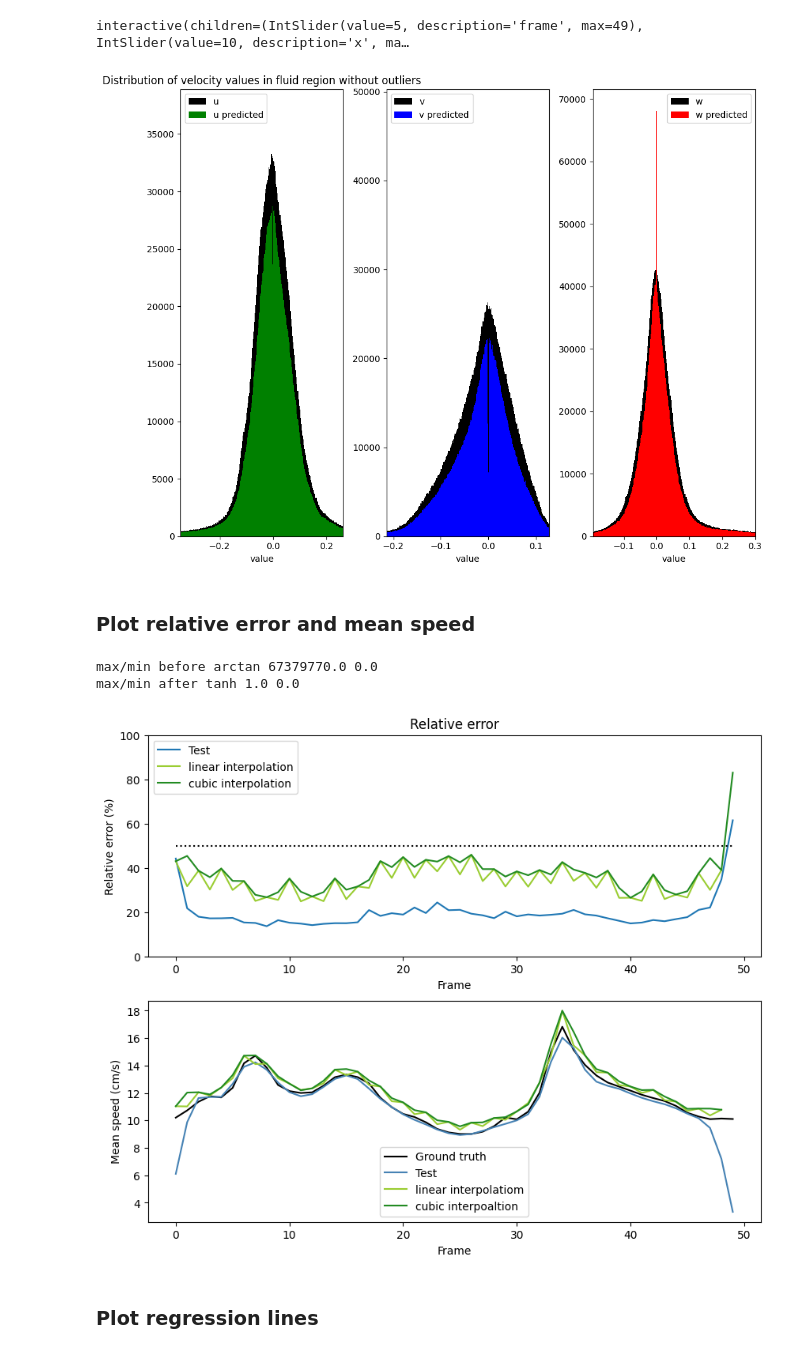
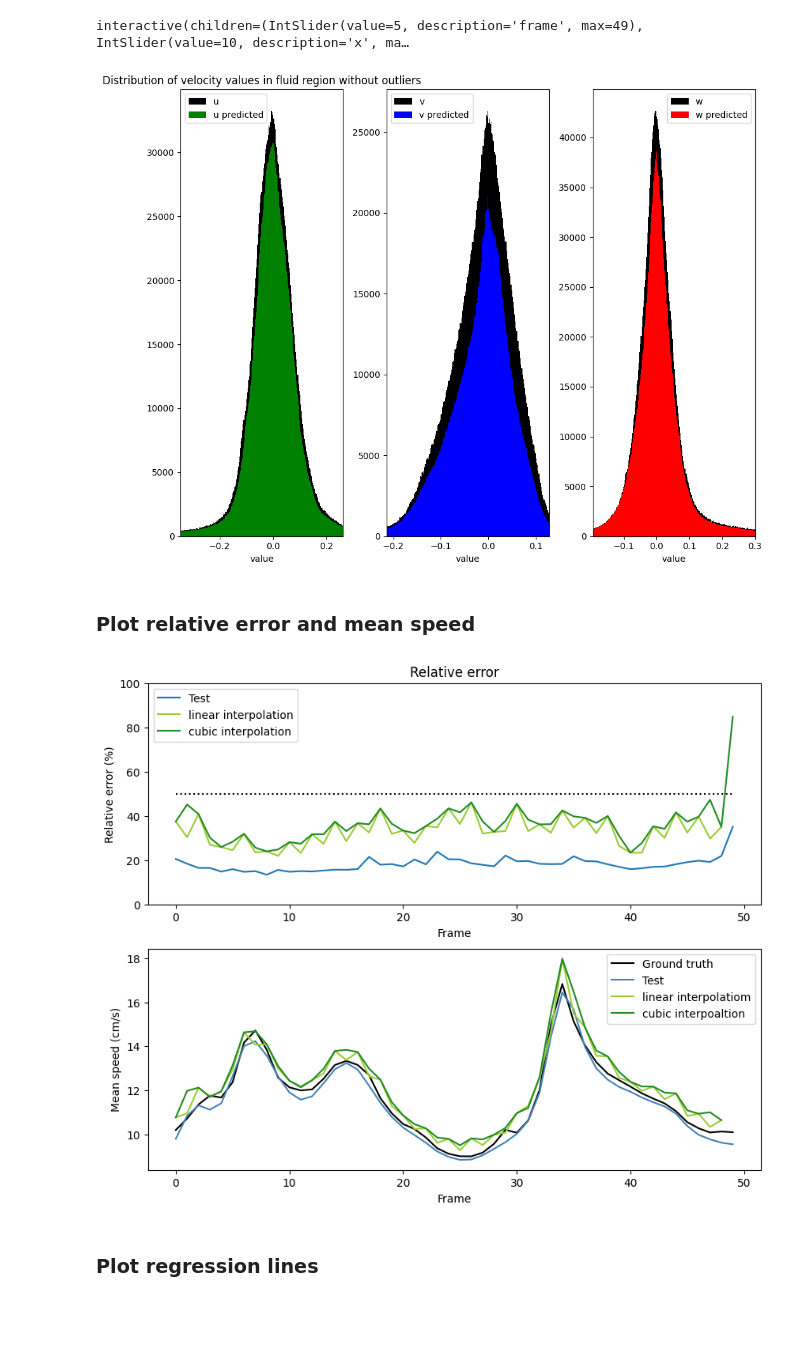
Before and after one commit to PiaaCaa/4DFlowNet, a Jupyter notebook: src/evaluate_plots.ipynb, the cells around one changed output. Saved outputs shown, nothing was run; the diff lists cells and outputs as text; code cells hidden in the pictures; blank space fills up the shorter version.

```diff
--- a/src/evaluate_plots.ipynb
+++ b/src/evaluate_plots.ipynb
@@ -28,8 +28,8 @@ plt.rcParams['figure.figsize'] = [10, 8]
 # step = 2
 
 model_name = '20230220-0908'
-set_name = 'Training'
-data_model= '2'
+set_name = 'Test'
+data_model= '4'
 step = 2
 # %% [markdown]
 ### Set evaluation files to compare relative error to
@@ -43,8 +43,8 @@ model_dir = '../models'
 
 #filenames
 gt_filename = f'M{data_model}_2mm_step{step}_static.h5'
-lr_filename = f'M{data_model}_2mm_step{step}_static_TLR.h5'
-result_filename = f'{set_name}set_result_model{data_model}_2mm_step{step}_{model_name[-4::]}_temporal_.h5'
+lr_filename = f'M{data_model}_2mm_step{step}_static_noise.h5'
+result_filename = f'{set_name}set_result_model{data_model}_2mm_step{step}_{model_name[-4::]}_temporal_newpadding.h5' #_newpadding
 evaluation_filename = f'eval_rel_err_{data_model}_2mm_step{step}_{model_name[-4::]}_temporal.h5'
 model_filename = f'Temporal4DFlowNet_{model_name}/Temporal4DFlowNet-best.h5'
 
@@ -74,7 +74,7 @@ dt = {}
 with h5py.File(res_filepath, mode = 'r' ) as h_pred:
     with h5py.File(gt_filepath, mode = 'r' ) as h_gt:
         with h5py.File(lr_filepath, mode = 'r' ) as h_lr:
-            print("keys:", h_pred.keys())
+
             gt["mask"] = np.asarray(h_gt["mask"])
             gt["mask"][np.where(gt["mask"] !=0)] = 1
             temporal_mask = create_temporal_mask(gt["mask"], h_gt['u'].shape[0])
@@ -85,9 +85,8 @@ with h5py.File(res_filepath, mode = 'r' ) as h_pred:
                 gt[vel] = np.asarray(h_gt[vel])
                 pred[vel] = np.asarray(h_pred[f'{vel}_combined']) # TODO chnaged this with new combination of all axis
                 lr[vel] = np.asarray(h_lr[vel])[::2, :, :, :] #TODO: this chnaged with the new loading modules
-                print(lr[vel].shape)
                 #transpose for temporal resolution
-                pred[vel] = pred[vel].transpose(1, 0, 2, 3)
+                #pred[vel] = pred[vel].transpose(1, 0, 2, 3) #TODO changed for new csv file
 
                 pred[f'{vel}_fluid'] = np.multiply(pred[vel], temporal_mask)
                 lr[f'{vel}_fluid'] = np.multiply(lr[vel], temporal_mask[::2, :, :, :])
@@ -312,30 +391,36 @@ else:
     plt.tight_layout()
     plt.show()
 # %% [output]
-[figure, old version]
+[figure, new version]
 # %% [markdown]
 ### Plot relative error and mean speed
 # %%
 plt.subplot(2, 1, 1)
-plot_relative_error([gt_filepath],[res_filepath], [set_name])
+#plot_relative_error([gt_filepath],[res_filepath], [set_name])
+
+#plt.legend(lst_names)
+plt.title("Relative error")
+plt.plot(rel_error, label = set_name)
 plt.plot(rel_error_lin_interpolation[:-1], label = 'linear interpolation',color = 'yellowgreen')
 plt.plot(rel_error_cubic_interpolation, label = 'cubic interpolation', color = 'forestgreen')
+plt.plot(50*np.ones(len(rel_error)), 'k:')
+plt.xlabel("Frame")
+plt.ylabel("Relative error (%)")
+plt.ylim((0, 100))
 plt.legend()
 
 plt.subplot(2, 1, 2)
 plt.plot(mean_speed_gt, label ='Ground truth',color = 'black')
 plt.plot(mean_speed_pred,'b', label= set_name, color = 'steelblue')
 plt.plot(mean_speed_lin_interpolation[:-1], label = 'linear interpolatiom', color = 'yellowgreen')
 plt.plot(mean_speed_cubic_interpolation[:-1], label = 'cubic interpoaltion', color = 'forestgreen')
 plt.xlabel("Frame")
 plt.ylabel("Mean speed (cm/s)")
 plt.legend()
 plt.show()
 #lst_hgt_paths, lst_hpred_paths,lst_names, save_as = 'Relative_error_comparison.png'
 # %% [output]
-max/min before arctan 67379770.0 0.0
-max/min after tanh 1.0 0.0
-[figure, old version]
+[figure, new version]
 # %% [markdown]
 ### Plot regression lines
 # %%
```
Also changed, not shown: parts of 8 cells of this notebook, 9 other files.
